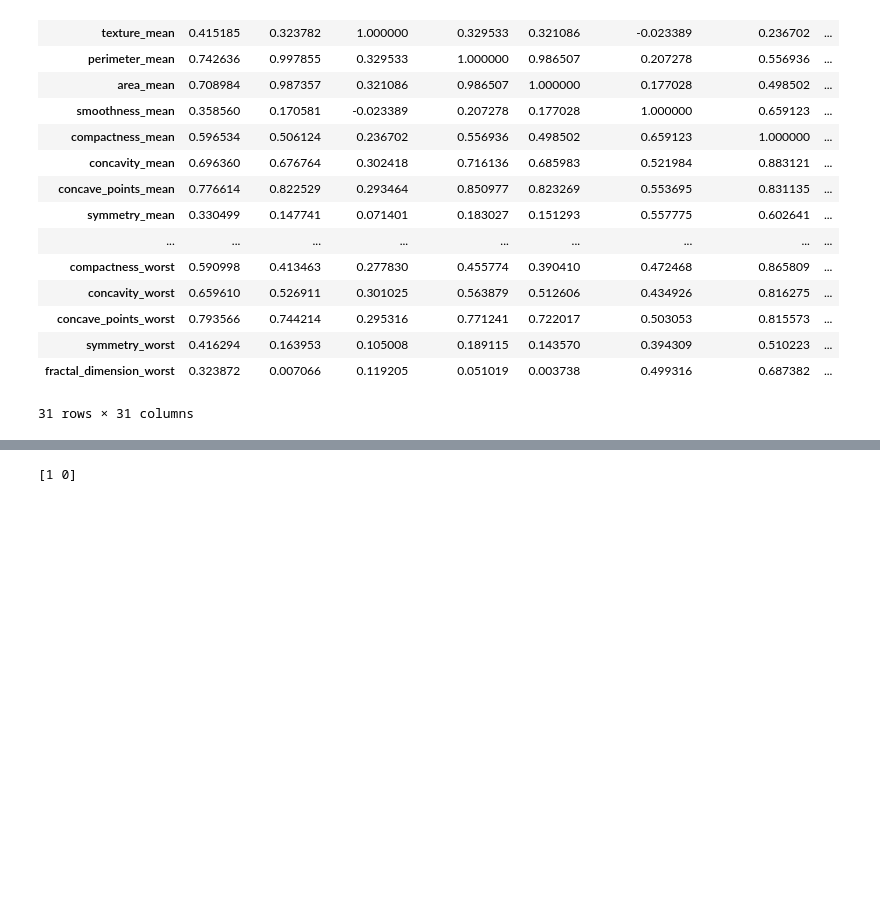
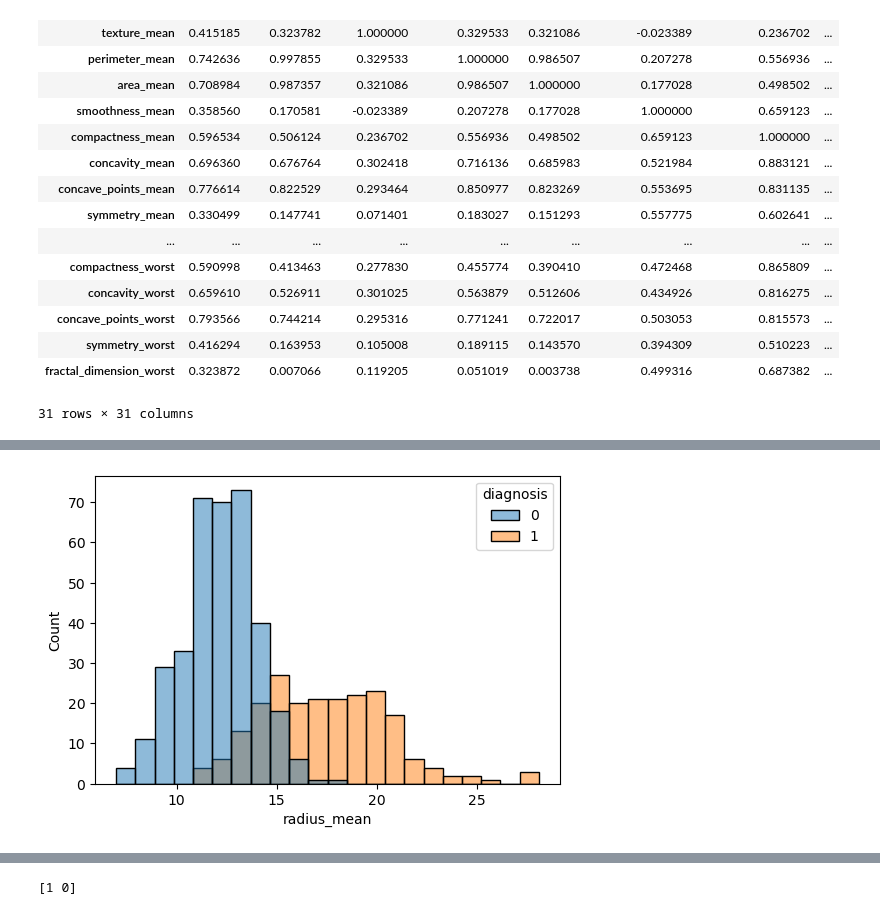
Before and after one commit to Sajan-12325/Wisconsin-Breast-Cancer-Data, a Jupyter notebook: Wisconsin_breast_cancer.ipynb, the cells around one changed output, grey strips where cells are left out. Saved outputs shown, nothing was run; the diff lists cells and outputs as text; code cells hidden in the pictures; blank space fills up the shorter version.

```diff
--- a/Wisconsin_breast_cancer.ipynb
+++ b/Wisconsin_breast_cancer.ipynb
@@ -283,0 +272,9 @@ plt.show()
+# %%
+## Bar
+
+plt.figure(figsize = (6, 4))
+
+sns.histplot(data = df, x = 'radius_mean', hue = 'diagnosis')
+plt.show()
+# %% [output]
+[figure, added]
```
Also changed, not shown: parts of 23 cells of this notebook.
